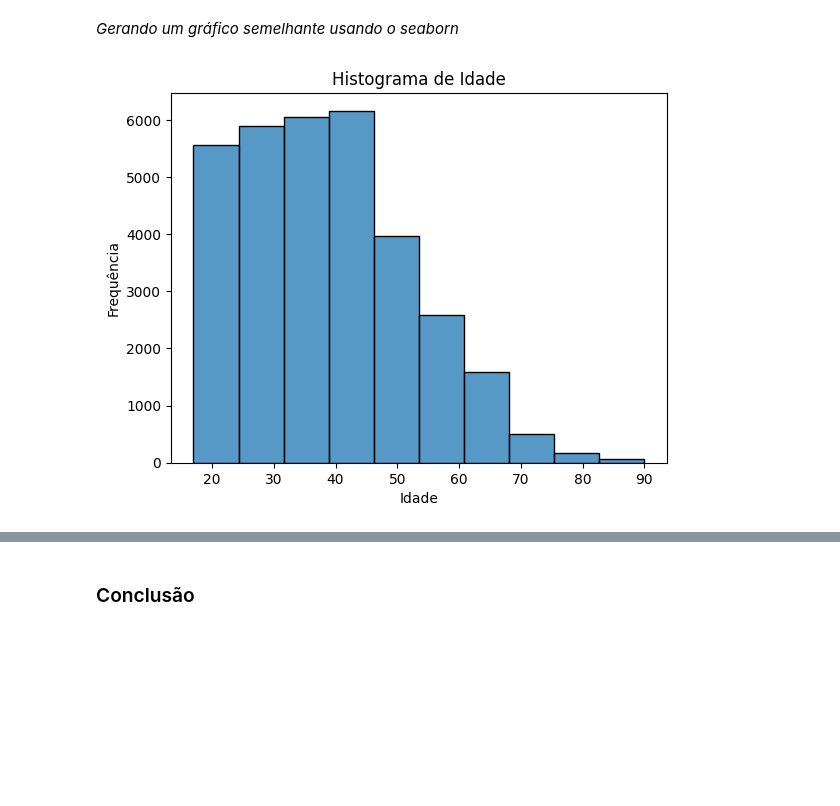
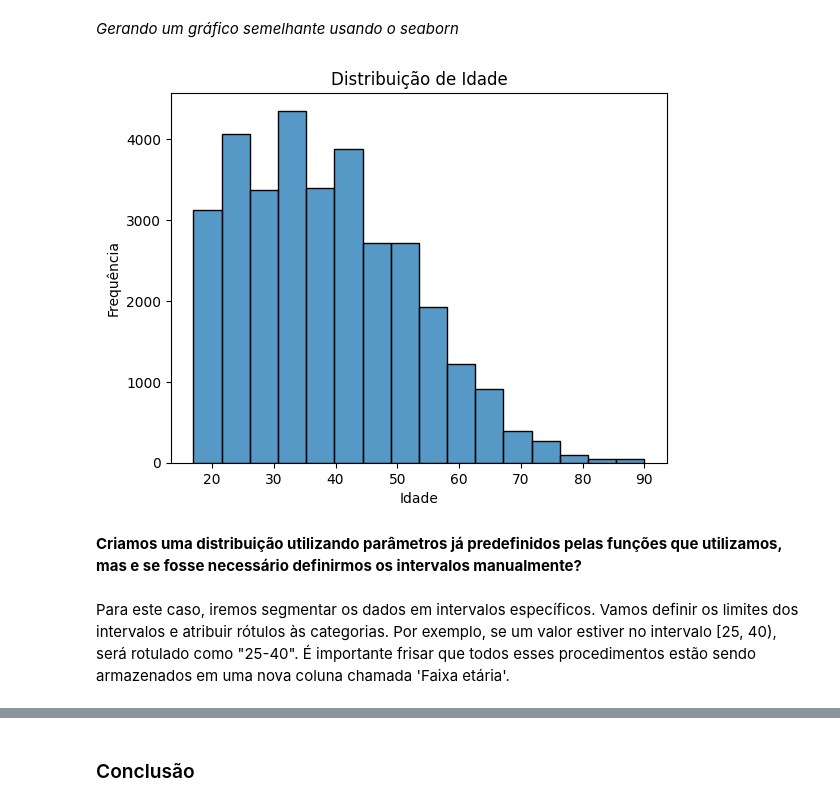
Before and after one commit to JosenildoJunior/StatPyDataScience, a Jupyter notebook: Distribuição_de_frequência.ipynb, the cells around one changed output, grey strips where cells are left out. Drawn from its saved outputs; the diff is of its cells as text; code cells hidden in the pictures; blank space fills up the shorter version.

```diff
--- a/Distribuição_de_frequência.ipynb
+++ b/Distribuição_de_frequência.ipynb
@@ -334,18 +334,22 @@ plt.ylabel('Frequência');
 *Gerando um gráfico semelhante usando o seaborn*
 # %%
 # Gerando o gráfico
-sns.histplot(df['age'], kde=False, bins = 10)
+sns.histplot(df['age'], kde=False, bins = 'sturges')
 
 # Adicionando o título
 plt.title('Distribuição de Idade')
 
 # Adicionando um rótulo ao eixo x do gráfico
 plt.xlabel('Idade')
 
 # Adicionando um rótulo ao eixo y do gráfico
 plt.ylabel('Frequência')
 
 # Exibir o gráfico
 plt.show()
 # %% [output]
-[figure, old version]
+[figure, new version]
+# %% [markdown]
+**Criamos uma distribuição utilizando parâmetros já predefinidos pelas funções que utilizamos, mas e se fosse necessário definirmos os intervalos manualmente?**
+# %% [markdown]
+Para este caso, iremos segmentar os dados em intervalos específicos. Vamos definir os limites dos intervalos e atribuir rótulos às categorias. Por exemplo, se um valor estiver no intervalo [25, 40), será rotulado como "25-40". É importante frisar que todos esses procedimentos estão sendo armazenados em uma nova coluna chamada 'Faixa etária'.
```
Also changed, not shown: parts of 6 cells of this notebook.
